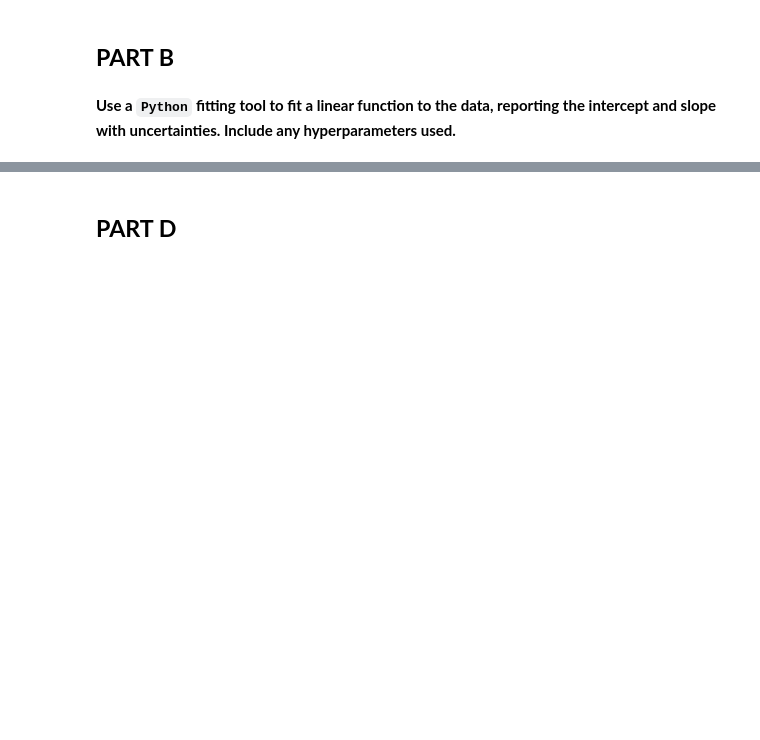
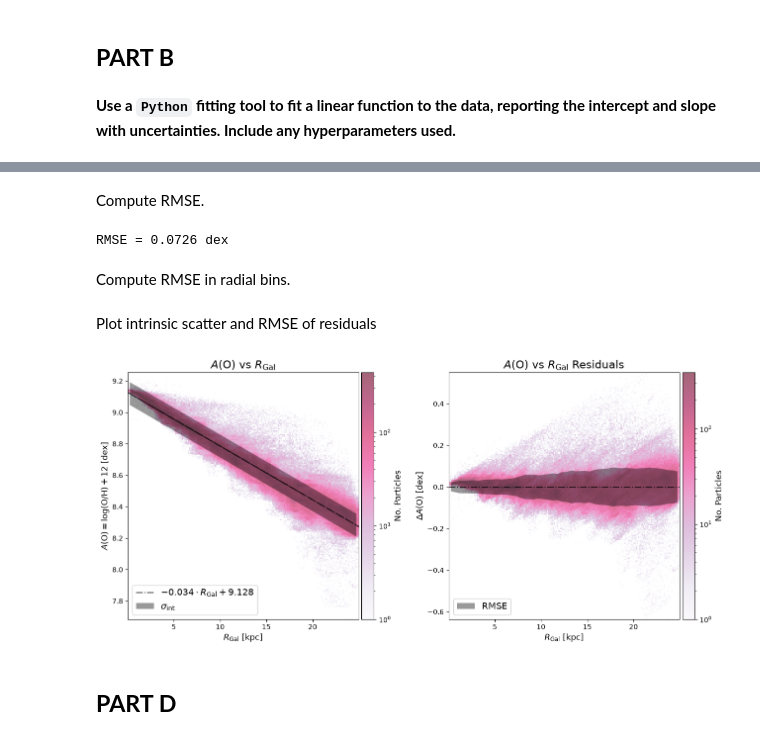
Before and after one commit to ljiainspriggs/ASTR4004-Problem-Set-2, a Jupyter notebook: 3.ipynb, the cells around one changed output, grey strips where cells are left out. Cells and saved outputs as stored; diff of their text form; code cells hidden in the pictures; blank space fills up the shorter version.

```diff
--- a/3.ipynb
+++ b/3.ipynb
@@ -77,3 +217,67 @@ plt.show() # display figure
+# %% [markdown]
+Compute RMSE.
+# %%
+# compute MCMC residuals
+mcmc_y = m_med * x + b_med
+mcmc_resids = y_main - mcmc_y
+
+# compute RMSE
+rmse = np.sqrt(np.mean(mcmc_resids**2))
+print(f"RMSE = {rmse:.4f} dex")
+# %% [output]
+RMSE = 0.0726 dex
+# %% [markdown]
+Compute RMSE in radial bins.
+# %%
+# define radial bins of width 0.5kpc
+bins = np.arange(0, 25.5, 0.5)
+
+# determine rmse in each bin
+centre_array = []
+rmse_array = []
+for r_min, r_max in zip(bins[:-1], bins[1:]):
+    mask = (x >= r_min) & (x < r_max) # only include partial in given radial bin
+    rmse_bin = np.sqrt(np.mean(mcmc_resids[mask]**2))
+    centre_array.append(np.mean([r_min, r_max])) # bin centres
+    rmse_array.append(rmse_bin)
+centre_array = np.array(centre_array)
+rmse_array = np.array(rmse_array)
+# %% [markdown]
+Plot intrinsic scatter and RMSE of residuals
+# %%
+# define figure with two horizontally-stacked subplots
+fig, axs = plt.subplots(1, 2, figsize=(13,6), sharex=False, sharey=False)
+binsize = 200
+
+# main (left) panel
+ax = axs[0]
+h_main = ax.hist2d(x, y_main, bins=binsize, cmap="PuRd", norm=LogNorm(), alpha=0.6) # define 2D hist
+ax.plot(x, m_med*x+b_med, lw=1.5, marker="", c="black", label   =rf"${m_med:.3f}\cdot R_\mathrm{{Gal}} + {b_med:.3f}$", ls="-.", alpha=0.7)
+ax.fill_between(centre_array, (m_med*centre_array+b_med)-sigma_med, (m_med*centre_array+b_med)+sigma_med, color="black", alpha=0.4, edgecolor=None, label=r"$\sigma_\mathrm{int}$")
+ax.set_title(r"$A(\mathrm{O})$ vs $R_\mathrm{Gal}$", fontsize=16) # panel title
+ax.set_ylabel(r"$A(\mathrm{O}) = \log(\mathrm{O}/\mathrm{H}) + 12$ [dex]", fontsize=12) # y axis label
+ax.set_xlabel(r"$R_\mathrm{Gal}$ [kpc]", fontsize=12) # x label
+cbar = fig.colorbar(h_main[3], ax=ax, label="No. Particles", pad=0.01)
+cbar.set_label("No. Particles", fontsize=12)
+ax.legend(loc="lower left", fontsize=13)
+
+# residuals (right) panel
+ax = axs[1]
+h_resid = ax.hist2d(x, y_main - (m_med*x+b_med), bins=binsize, cmap="PuRd", norm=LogNorm(), alpha=0.6) # define 2D hist
+ax.fill_between(centre_array, -rmse_array, rmse_array, color="black", alpha=0.4, edgecolor=None, label="RMSE")
+ax.axhline(0, c="black", lw=1.5, ls="-.", alpha=0.7)
+ax.set_title(r"$A(\mathrm{O})$ vs $R_\mathrm{Gal}$ Residuals", fontsize=16)
+ax.set_ylabel(r"$\Delta A(\mathrm{O})$ [dex]", fontsize=12)
+ax.set_xlabel(r"$R_\mathrm{Gal}$ [kpc]", fontsize=12)
+cbar = fig.colorbar(h_resid[3], ax=ax, label="No. Particles", pad=0.01)
+cbar.set_label("No. Particles", fontsize=12)
+ax.legend(loc="lower left", fontsize=13)
+
+plt.tight_layout() # minimise whitespace around/between panels
+plt.savefig("figures/q3c_residuals.png", dpi=200) # save to figures/
+plt.show() # display figure
+# %% [output]
+[figure, added]
 # %% [markdown]
 ## **PART D**
 # %% [markdown]
```
Also changed, not shown: parts of 12 cells of this notebook, 1 other file.
